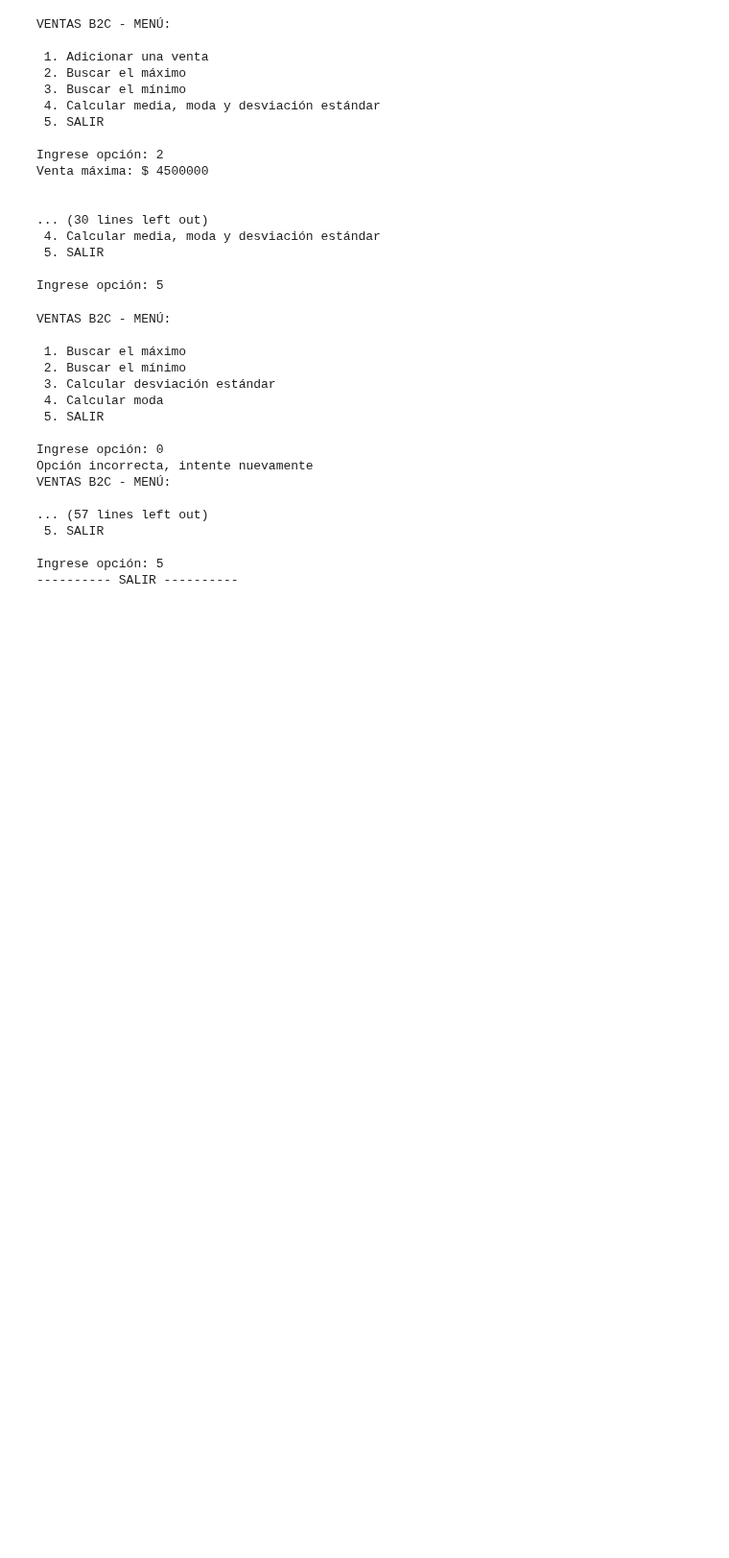
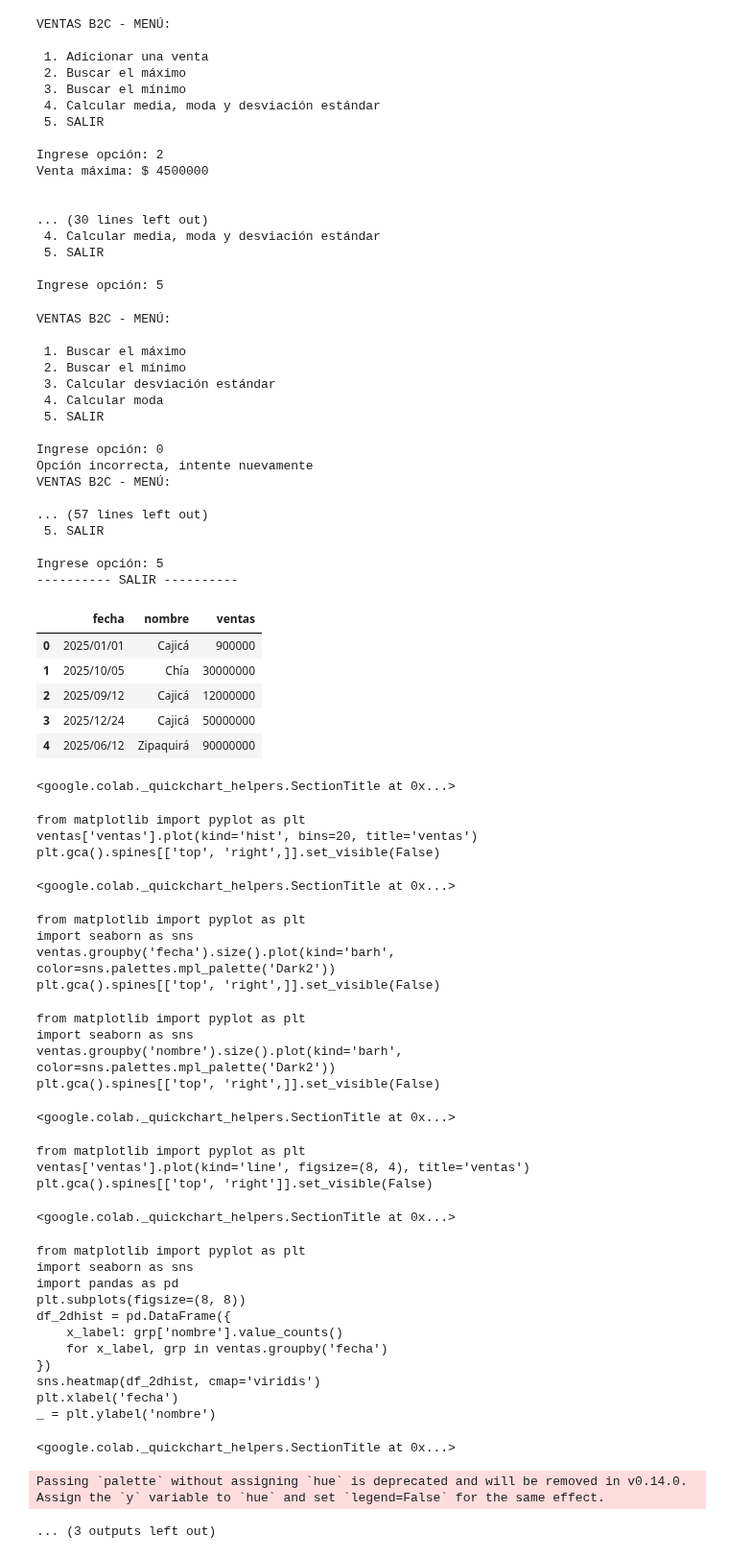
Before and after one commit to justoneye/Bootcamp-IA-G84, a Jupyter notebook: Semana4.ipynb, the cells around one changed output. Shown at 96% size. Cells and saved outputs as stored; diff of their text form; code cells hidden in the pictures; blank space fills up the shorter version.

Commit message:
Se creó con Colab

```diff
--- a/Semana4.ipynb
+++ b/Semana4.ipynb
@@ -371,3 +371,52 @@ VENTAS B2C - MENÚ:
 
 Ingrese opción: 5
 ---------- SALIR ----------
+# %%
+# Agrupaciones en DataFrame
+
+import pandas as pd
+
+ventas = pd.DataFrame({"fecha" : ["2025/01/01", "2025/10/05", "2025/09/12", "2025/12/24", "2025/06/12"],
+                   "nombre" : ["Cajicá", "Chía", "Cajicá", "Cajicá", "Zipaquirá"],
+                   "ventas" : [900000, 30000000, 12000000, 50000000, 90000000]})
+
+display(ventas)
+# %% [output]
+|  | fecha | nombre | ventas |
+| 0 | 2025/01/01 | Cajicá | 900000 |
+| 1 | 2025/10/05 | Chía | 30000000 |
+| 2 | 2025/09/12 | Cajicá | 12000000 |
+| 3 | 2025/12/24 | Cajicá | 50000000 |
+| 4 | 2025/06/12 | Zipaquirá | 90000000 |
+<google.colab._quickchart_helpers.SectionTitle at 0x...>
+from matplotlib import pyplot as plt
+ventas['ventas'].plot(kind='hist', bins=20, title='ventas')
+plt.gca().spines[['top', 'right',]].set_visible(False)
+<google.colab._quickchart_helpers.SectionTitle at 0x...>
+from matplotlib import pyplot as plt
+import seaborn as sns
+ventas.groupby('fecha').size().plot(kind='barh', color=sns.palettes.mpl_palette('Dark2'))
+plt.gca().spines[['top', 'right',]].set_visible(False)
+from matplotlib import pyplot as plt
+import seaborn as sns
+ventas.groupby('nombre').size().plot(kind='barh', color=sns.palettes.mpl_palette('Dark2'))
+plt.gca().spines[['top', 'right',]].set_visible(False)
+<google.colab._quickchart_helpers.SectionTitle at 0x...>
+from matplotlib import pyplot as plt
+ventas['ventas'].plot(kind='line', figsize=(8, 4), title='ventas')
+plt.gca().spines[['top', 'right']].set_visible(False)
+<google.colab._quickchart_helpers.SectionTitle at 0x...>
+from matplotlib import pyplot as plt
+import seaborn as sns
+import pandas as pd
+plt.subplots(figsize=(8, 8))
+df_2dhist = pd.DataFrame({
+    x_label: grp['nombre'].value_counts()
+    for x_label, grp in ventas.groupby('fecha')
+})
+sns.heatmap(df_2dhist, cmap='viridis')
+plt.xlabel('fecha')
+_ = plt.ylabel('nombre')
+<google.colab._quickchart_helpers.SectionTitle at 0x...>
+Passing `palette` without assigning `hue` is deprecated and will be removed in v0.14.0. Assign the `y` variable to `hue` and set `legend=False` for the same effect.
+... (3 outputs left out)
```
